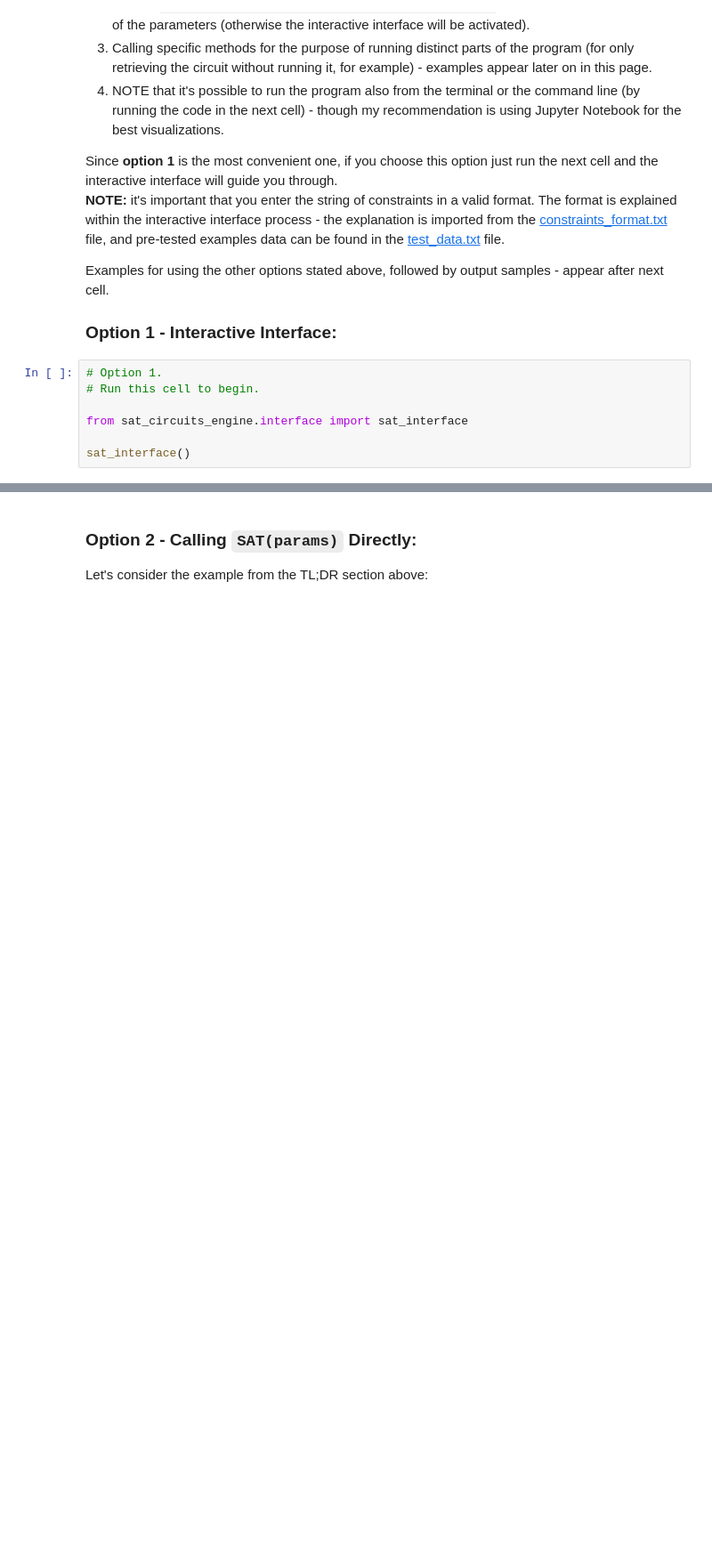
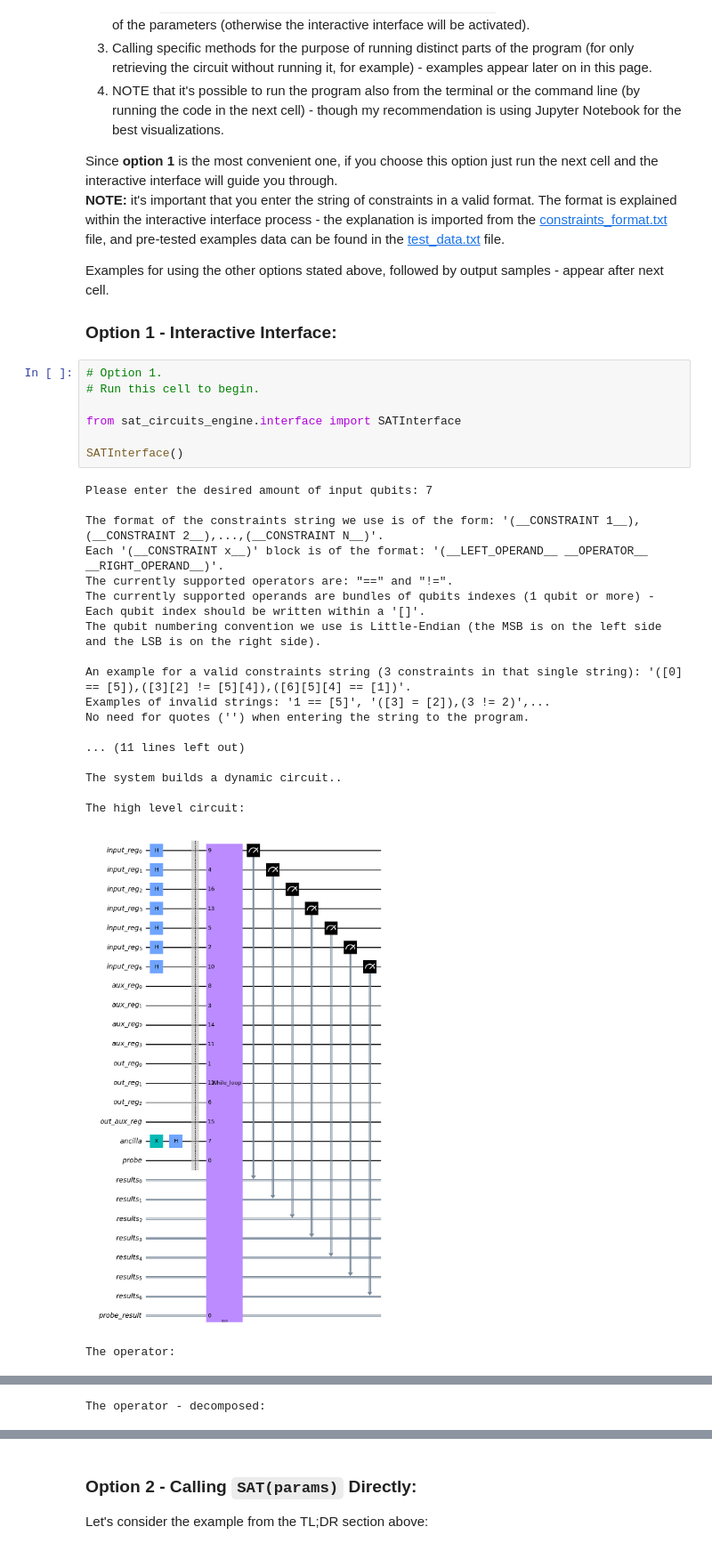
Before and after one commit to ohadlev77/sat-circuits-engine, a Jupyter notebook: sat_circuits_engine/main.ipynb, the cells around one changed output, grey strips where cells are left out. Shown at 89% size. Saved outputs shown, nothing was run; the diff lists cells and outputs as text; blank space fills up the shorter version.

```diff
--- a/sat_circuits_engine/main.ipynb
+++ b/sat_circuits_engine/main.ipynb
@@ -36,7 +38,27 @@ Examples for using the other options stated above, followed by output samples -
 # %%
 # Option 1.
 # Run this cell to begin.
 
-from sat_circuits_engine.interface import sat_interface
+from sat_circuits_engine.interface import SATInterface
 
-sat_interface()
+SATInterface()
+# %% [output]
+Please enter the desired amount of input qubits: 7
+
+The format of the constraints string we use is of the form: '(__CONSTRAINT 1__),(__CONSTRAINT 2__),...,(__CONSTRAINT N__)'.
+Each '(__CONSTRAINT x__)' block is of the format: '(__LEFT_OPERAND__ __OPERATOR__ __RIGHT_OPERAND__)'.
+The currently supported operators are: "==" and "!=".
+The currently supported operands are bundles of qubits indexes (1 qubit or more) - Each qubit index should be written within a '[]'.
+The qubit numbering convention we use is Little-Endian (the MSB is on the left side and the LSB is on the right side).
+
+An example for a valid constraints string (3 constraints in that single string): '([0] == [5]),([3][2] != [5][4]),([6][5][4] == [1])'.
+Examples of invalid strings: '1 == [5]', '([3] = [2]),(3 != 2)',...
+No need for quotes ('') when entering the string to the program.
+
+... (11 lines left out)
+
+The system builds a dynamic circuit..
+
+The high level circuit:
+[figure, added]
+The operator:
@@ -42,0 +66 @@ sat_interface()
+The operator - decomposed:
```
Also changed, not shown: parts of 2 cells of this notebook, 10 other files.
